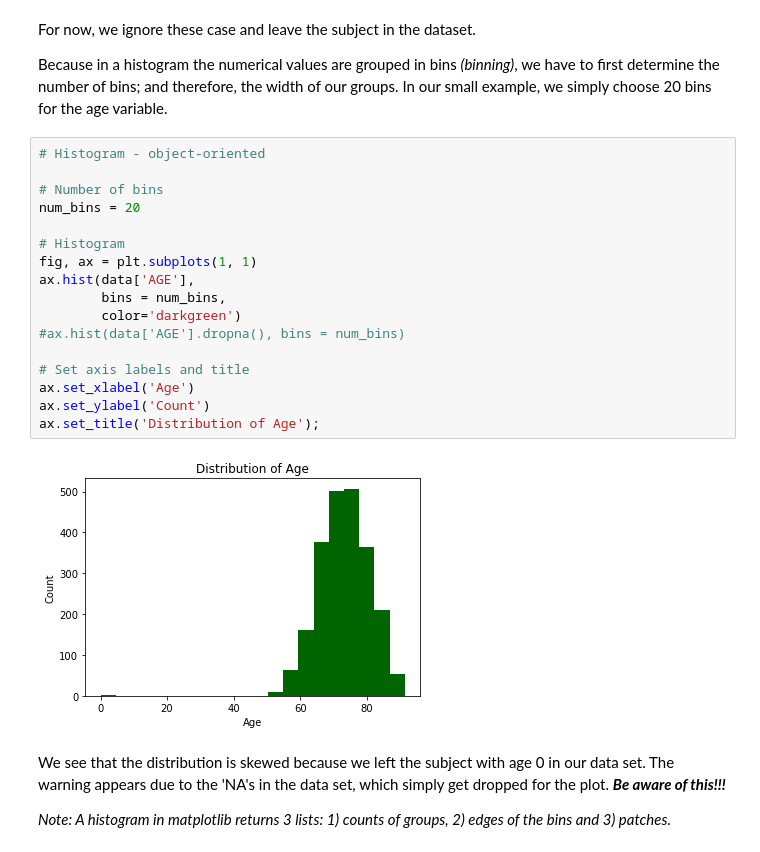
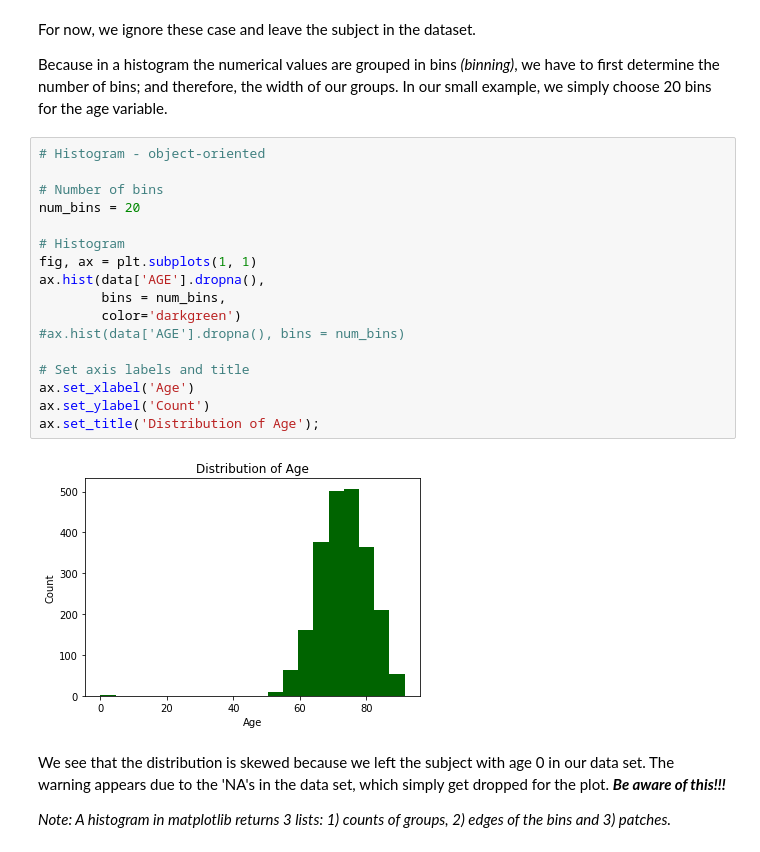
Before and after one commit to volkamerlab/ai_in_medicine, a Jupyter notebook: week1_session3_matplotlib_seaborn.ipynb, the cells around one changed output. Saved outputs shown, nothing was run; the diff lists cells and outputs as text.

```diff
--- a/week1_session3_matplotlib_seaborn.ipynb
+++ b/week1_session3_matplotlib_seaborn.ipynb
@@ -327,22 +325,22 @@ Because in a histogram the numerical values are grouped in bins *(binning)*, we
 # %%
 # Histogram - object-oriented
 
 # Number of bins
 num_bins = 20
 
 # Histogram
 fig, ax = plt.subplots(1, 1)
-ax.hist(data['AGE'],
+ax.hist(data['AGE'].dropna(),
         bins = num_bins,
         color='darkgreen')
 #ax.hist(data['AGE'].dropna(), bins = num_bins)
 
 # Set axis labels and title
 ax.set_xlabel('Age')
 ax.set_ylabel('Count')
 ax.set_title('Distribution of Age');
 # %% [output]
-[figure, old version]
+[figure, new version]
 # %% [markdown]
 We see that the distribution is skewed because we left the subject with age 0 in our data set. The warning appears due to the 'NA's in the data set, which simply get dropped for the plot. ***Be aware of this!!!***
 
```
Also changed, not shown: parts of 17 cells of this notebook, 4 other files.
